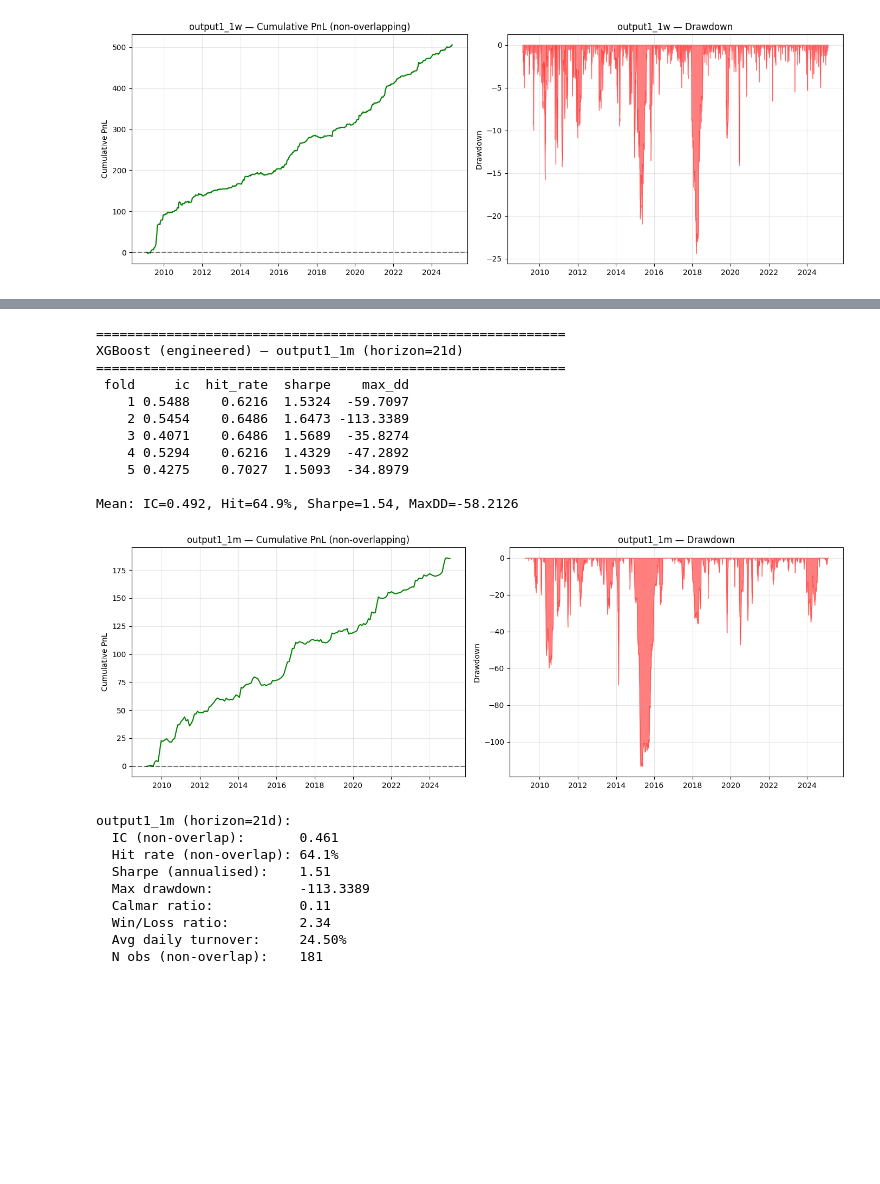
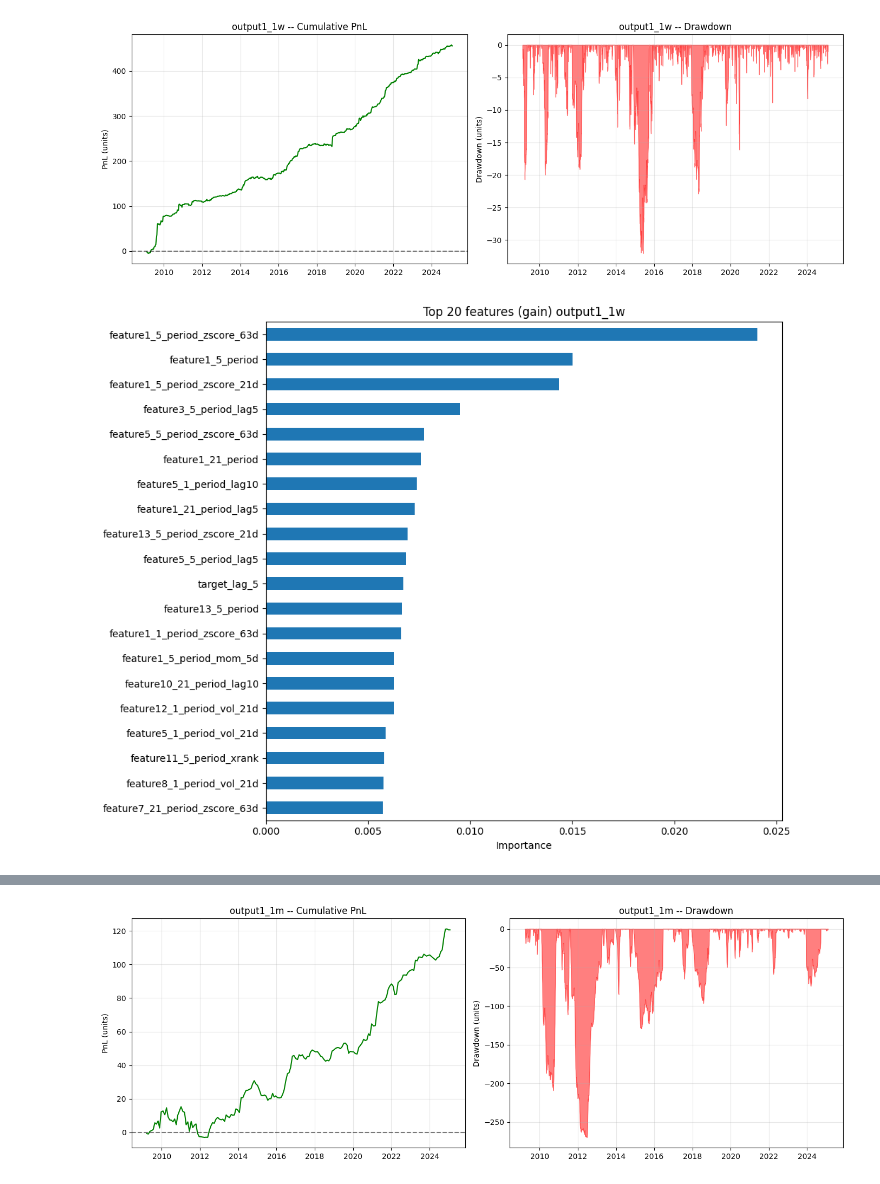
Before and after one commit to Nassim-Ta/Commodity-Return-Forecasting, a Jupyter notebook: notebooks/exploration.ipynb, the cells around one changed output, grey strips where cells are left out. Drawn from its saved outputs; the diff is of its cells as text; code cells hidden in the pictures; blank space fills up the shorter version.

```diff
--- a/notebooks/exploration.ipynb
+++ b/notebooks/exploration.ipynb
@@ -65,0 +71,6 @@ Feature pairs with |corr| > 0.9: 2
+# %%
+# base features are target-independent (z-scores, ranks, vol)
+# safe to compute on full dataset
+df_base, base_cols = engineer_base_features(df, feature_cols)
+base_feature_set = feature_cols + base_cols
+print(f"Total base features: {len(base_feature_set)}")
@@ -65,0 +82,9 @@ Feature pairs with |corr| > 0.9: 2
+# %%
+# elasticnet baseline on raw features
+for target in TARGETS:
+    results, oos, _ = walkforward(
+        df, feature_cols, target,
+        model_factory=make_elasticnet,
+        use_early_stopping=False,
+    )
+    print_results(results, target, "ElasticNet")
@@ -66,12 +109,19 @@ Feature pairs with |corr| > 0.9: 2
+# %%
+# xgboost on raw features
+for target in TARGETS:
+    results, oos, _ = walkforward(df, feature_cols, target)
+    print_results(results, target, "XGBoost (raw)")
 # %%
-# Run walk-forward on engineered features
-df_eng, eng_cols = engineer_all_features(df, feature_cols)
-all_cols = feature_cols + eng_cols
+# xgboost on engineered features
+# target-specific features (lags, momentum) depend on the horizon
+for target in TARGETS:
+    df_full, tgt_cols = engineer_target_features(df_base, feature_cols, target)
+    full_features = base_feature_set + tgt_cols
 
-for target in TARGETS:
-    results, oos, model = walkforward(df_eng, all_cols, target)
-    print_results(results, target, 'XGBoost (engineered)')
+    results, oos, model = walkforward(df_full, full_features, target)
+    print_results(results, target, "XGBoost (engineered)")
+
+    print_backtest_stats(oos, target)
     plot_cumulative_pnl(oos, target)
-    print_backtest_stats(oos, target)
-    plot_feature_importance(model, title=f'— {target}')
+    plot_feature_importance(model, n_top=20, title=target)
 # %% [output]
@@ -91 +145,2 @@ Mean: IC=0.517, Hit=66.9%, Sharpe=2.99, MaxDD=-16.3527
-[figure, old version]
+[figure, new version]
+[figure, new version]
@@ -102,21 +164 @@ output1_1w (horizon=5d):
-============================================================
-XGBoost (engineered) — output1_1m (horizon=21d)
-============================================================
- fold     ic  hit_rate  sharpe    max_dd
-    1 0.5488    0.6216  1.5324  -59.7097
-    2 0.5454    0.6486  1.6473 -113.3389
-    3 0.4071    0.6486  1.5689  -35.8274
-    4 0.5294    0.6216  1.4329  -47.2892
-    5 0.4275    0.7027  1.5093  -34.8979
-
-Mean: IC=0.492, Hit=64.9%, Sharpe=1.54, MaxDD=-58.2126
-[figure, old version]
+[figure, new version]
-output1_1m (horizon=21d):
-  IC (non-overlap):       0.461
-  Hit rate (non-overlap): 64.1%
-  Sharpe (annualised):    1.51
-  Max drawdown:           -113.3389
-  Calmar ratio:           0.11
-  Win/Loss ratio:         2.34
-  Avg daily turnover:     24.50%
-  N obs (non-overlap):    181
```
Also changed, not shown: parts of 13 cells of this notebook, 14 other files.
